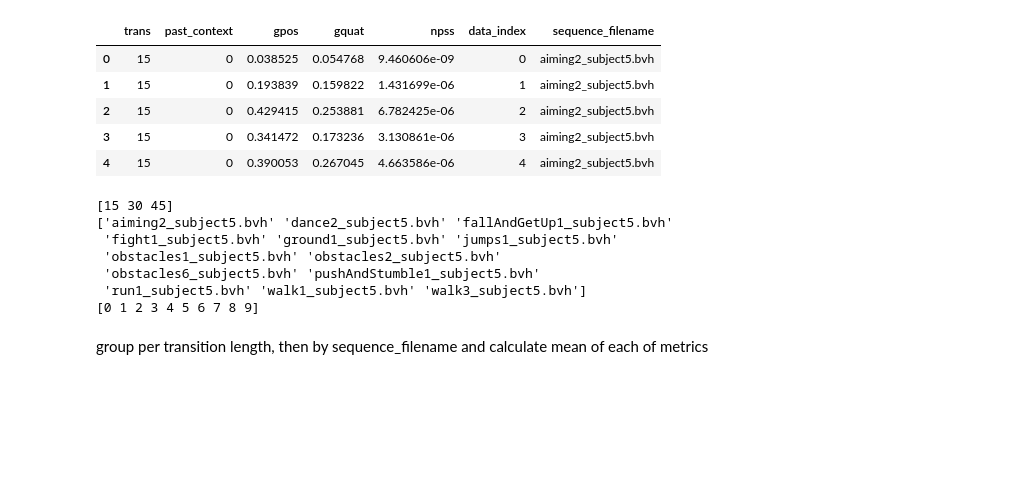
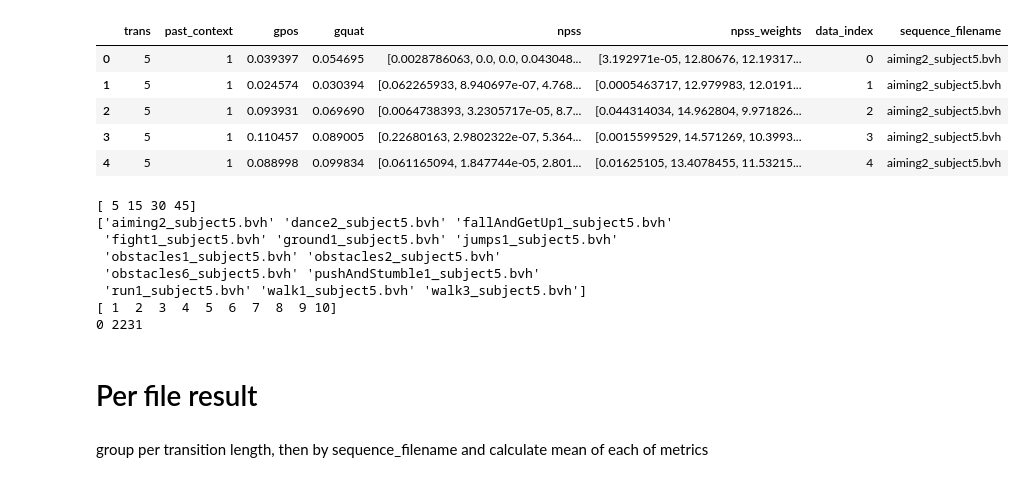
Before and after one commit to AGH-ml-in-aniamtion/motion_inbetweening_based_on_context_tail, a Jupyter notebook: scripts/result_analysis.ipynb, the cells around one changed output. Cells and saved outputs as stored; diff of their text form; code cells hidden in the pictures; blank space fills up the shorter version.

Commit message:
result analysis per file and aggregated on whole dataset. TODO: group files thematically

```diff
--- a/scripts/result_analysis.ipynb
+++ b/scripts/result_analysis.ipynb
@@ -1,28 +1,32 @@
 # %%
 import pandas as pd
 
-result_file = "../results.csv"
-results = pd.read_csv(result_file, index_col=0)
+result_file = "../results3.pickle"
+results = pd.read_pickle(result_file)
 results.head()
 # %% [output]
-|  | trans | past_context | gpos | gquat | npss | data_index | sequence_filename |
-| 0 | 15 | 0 | 0.038525 | 0.054768 | 9.460606e-09 | 0 | aiming2_subject5.bvh |
-| 1 | 15 | 0 | 0.193839 | 0.159822 | 1.431699e-06 | 1 | aiming2_subject5.bvh |
-| 2 | 15 | 0 | 0.429415 | 0.253881 | 6.782425e-06 | 2 | aiming2_subject5.bvh |
-| 3 | 15 | 0 | 0.341472 | 0.173236 | 3.130861e-06 | 3 | aiming2_subject5.bvh |
-| 4 | 15 | 0 | 0.390053 | 0.267045 | 4.663586e-06 | 4 | aiming2_subject5.bvh |
+|  | trans | past_context | gpos | gquat | npss | npss_weights | data_index | sequence_filename |
+| 0 | 5 | 1 | 0.039397 | 0.054695 | [0.0028786063, 0.0, 0.0, 0.043048... | [3.192971e-05, 12.80676, 12.19317... | 0 | aiming2_subject5.bvh |
+| 1 | 5 | 1 | 0.024574 | 0.030394 | [0.062265933, 8.940697e-07, 4.768... | [0.0005463717, 12.979983, 12.0191... | 1 | aiming2_subject5.bvh |
+| 2 | 5 | 1 | 0.093931 | 0.069690 | [0.0064738393, 3.2305717e-05, 8.7... | [0.044314034, 14.962804, 9.971826... | 2 | aiming2_subject5.bvh |
+| 3 | 5 | 1 | 0.110457 | 0.089005 | [0.22680163, 2.9802322e-07, 5.364... | [0.0015599529, 14.571269, 10.3993... | 3 | aiming2_subject5.bvh |
+| 4 | 5 | 1 | 0.088998 | 0.099834 | [0.061165094, 1.847744e-05, 2.801... | [0.01625105, 13.4078455, 11.53215... | 4 | aiming2_subject5.bvh |
 # %%
 print(results["trans"].unique())
 print(results["sequence_filename"].unique())
 print(results["past_context"].unique())
+print(results["data_index"].min(), results["data_index"].max())
 # %% [output]
-[15 30 45]
+[ 5 15 30 45]
 ['aiming2_subject5.bvh' 'dance2_subject5.bvh' 'fallAndGetUp1_subject5.bvh'
  'fight1_subject5.bvh' 'ground1_subject5.bvh' 'jumps1_subject5.bvh'
  'obstacles1_subject5.bvh' 'obstacles2_subject5.bvh'
  'obstacles6_subject5.bvh' 'pushAndStumble1_subject5.bvh'
  'run1_subject5.bvh' 'walk1_subject5.bvh' 'walk3_subject5.bvh']
-[0 1 2 3 4 5 6 7 8 9]
+[ 1  2  3  4  5  6  7  8  9 10]
+0 2231
+# %% [markdown]
+# Per file result
 # %% [markdown]
 group per transition length, then by sequence_filename and calculate mean of each of metrics
 # %%
```
Also changed, not shown: parts of 15 cells of this notebook.
